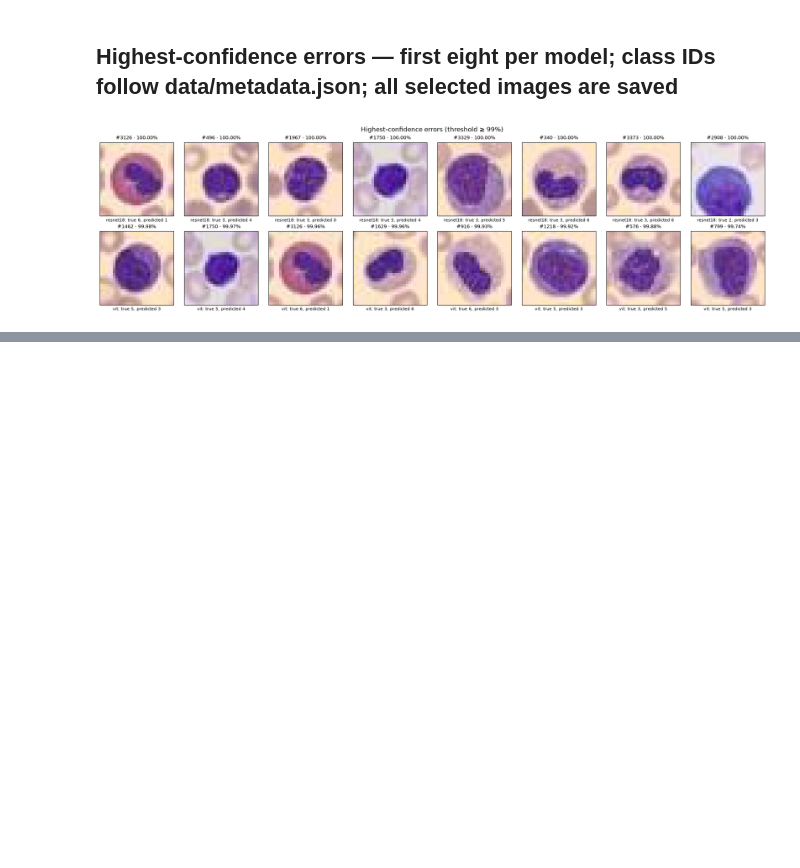
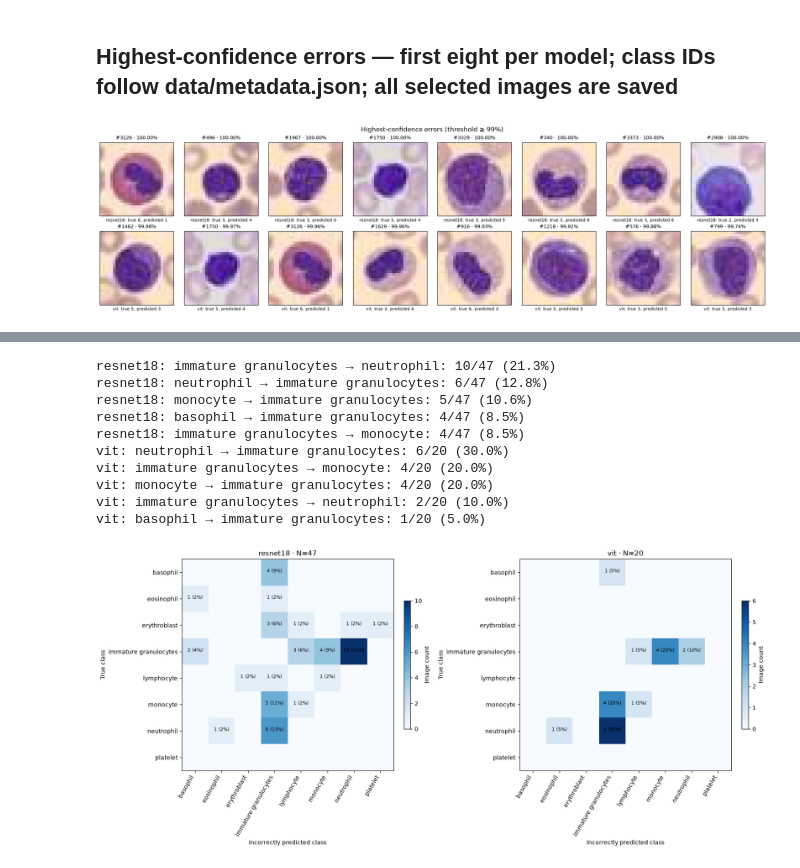
Before and after one commit to jseibezeder/AI_and_Visualization_Project, a Jupyter notebook: confidence_analysis.ipynb, the cells around one changed output, grey strips where cells are left out. Cells and saved outputs as stored; diff of their text form; code cells hidden in the pictures; blank space fills up the shorter version.

```diff
--- a/confidence_analysis.ipynb
+++ b/confidence_analysis.ipynb
@@ -220,0 +248,32 @@ plt.show()
+# %%
+confusions, example_ids = [], []
+fig, axes = plt.subplots(1, 2, figsize=(16, 7), layout='constrained')
+for m, (ax, ids) in enumerate(zip(axes, error_ids)):
+    matrix = np.zeros((8, 8), dtype=int)
+    np.add.at(matrix, (labels[ids], predicted[m, ids]), 1)
+    confusions.append(matrix)
+    im = ax.imshow(matrix, cmap='Blues', vmin=0, vmax=max(matrix.max(), 1))
+    ax.set(title=f'{model_names[m]} · N={len(ids)}', xlabel='Incorrectly predicted class', ylabel='True class',
+           xticks=range(8), xticklabels=class_names, yticks=range(8), yticklabels=class_names)
+    plt.setp(ax.get_xticklabels(), rotation=60, ha='right')
+    for c, d in zip(*np.nonzero(matrix)):
+        ax.text(d, c, f'{matrix[c, d]} ({matrix[c, d] / len(ids):.0%})', ha='center', fontsize=8)
+    fig.colorbar(im, ax=ax, shrink=0.6, label='Image count')
+    pairs = np.dstack(np.unravel_index(np.argsort(-matrix.ravel(), kind='stable'), matrix.shape))[0]
+    pairs = [(c, d) for c, d in pairs if matrix[c, d] > 0]
+    for c, d in pairs[:5]:
+        print(f'{model_names[m]}: {class_names[c]} → {class_names[d]}: {matrix[c, d]}/{len(ids)} ({matrix[c, d] / len(ids):.1%})')
+    example_ids.append(np.array([ids[np.flatnonzero((labels[ids] == c) & (predicted[m, ids] == d))[0]] for c, d in pairs[:3]], dtype=int))
+plt.show()
+# %% [output]
+resnet18: immature granulocytes → neutrophil: 10/47 (21.3%)
+resnet18: neutrophil → immature granulocytes: 6/47 (12.8%)
+resnet18: monocyte → immature granulocytes: 5/47 (10.6%)
+resnet18: basophil → immature granulocytes: 4/47 (8.5%)
+resnet18: immature granulocytes → monocyte: 4/47 (8.5%)
+vit: neutrophil → immature granulocytes: 6/20 (30.0%)
+vit: immature granulocytes → monocyte: 4/20 (20.0%)
+vit: monocyte → immature granulocytes: 4/20 (20.0%)
+vit: immature granulocytes → neutrophil: 2/20 (10.0%)
+vit: basophil → immature granulocytes: 1/20 (5.0%)
+[figure, added]
```
Also changed, not shown: parts of 15 cells of this notebook, 1 other file.
